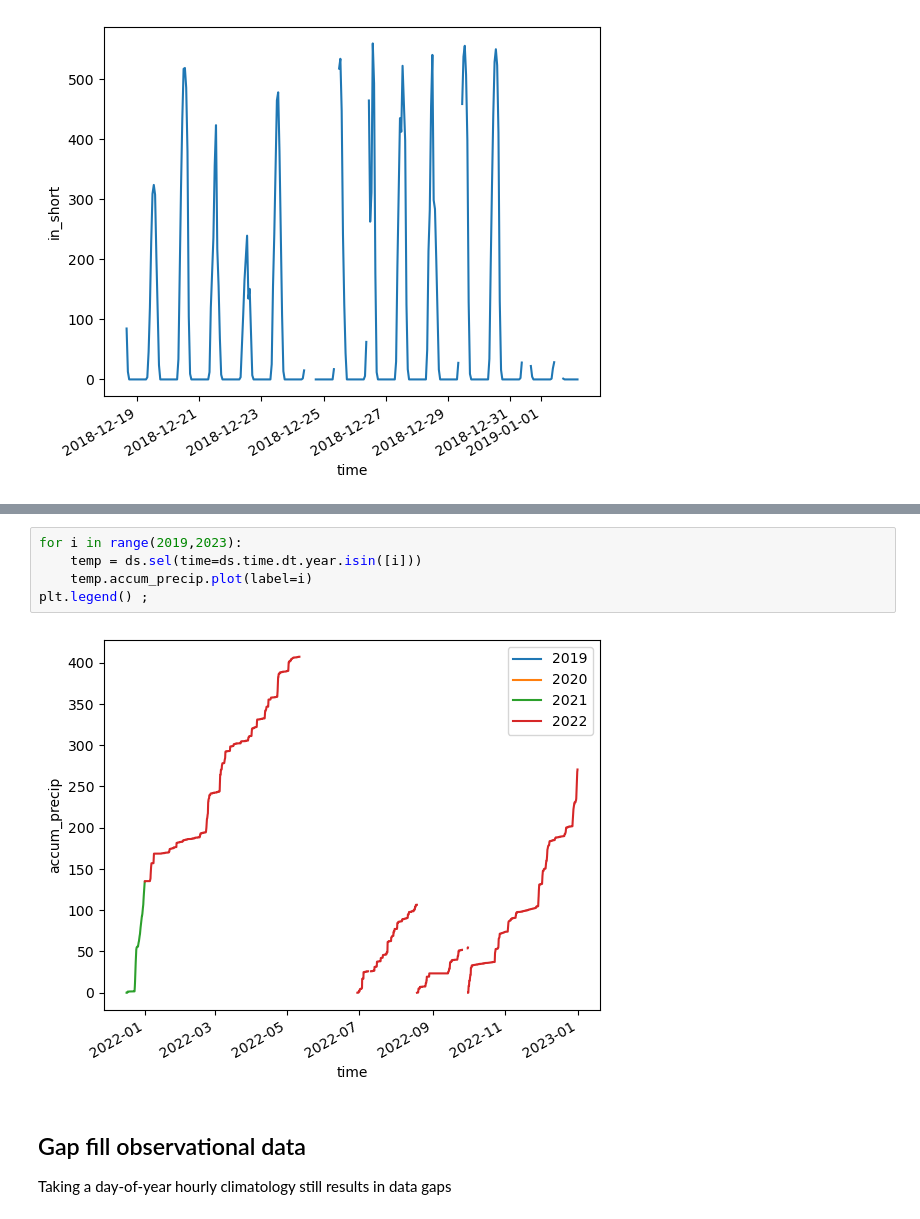
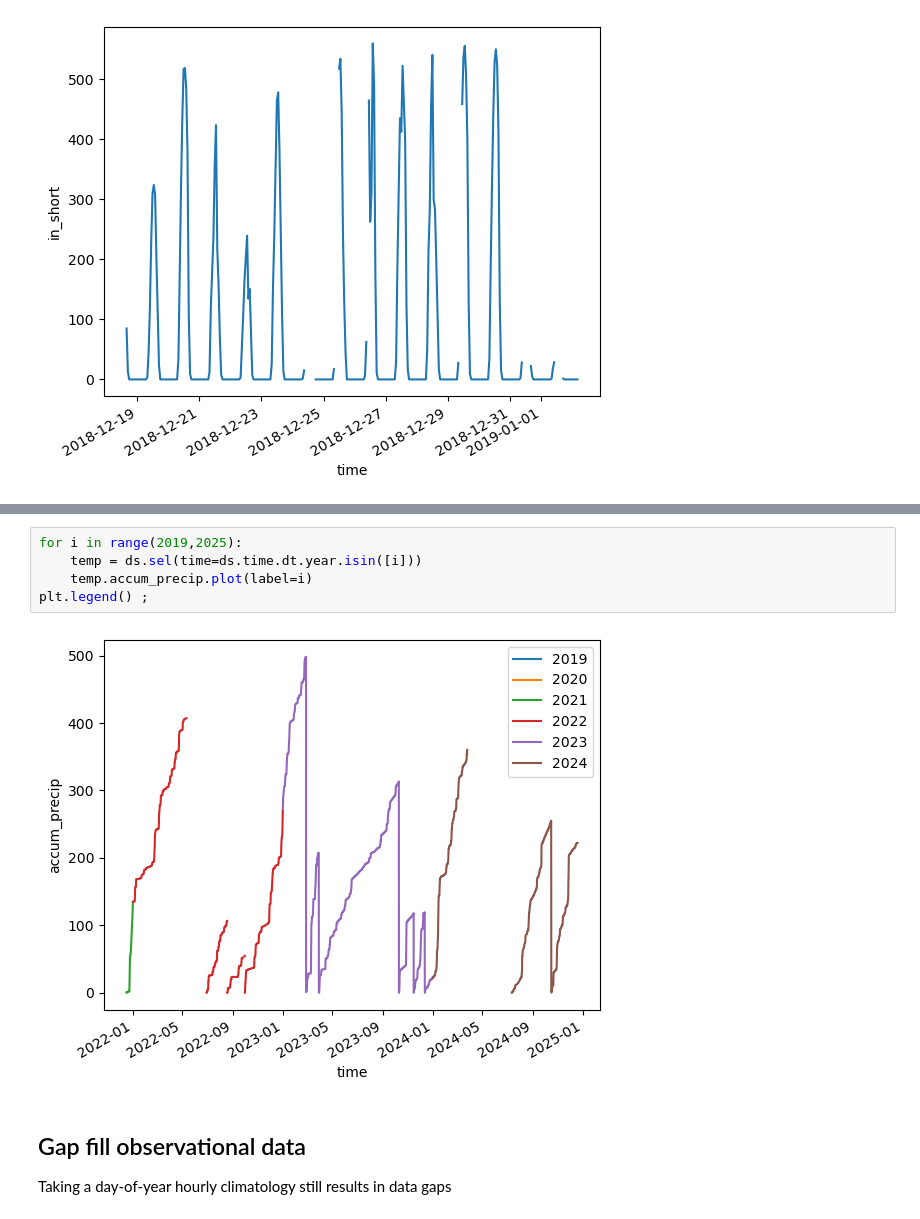
Before and after one commit to wwieder/gothic_ctsm, a Jupyter notebook: notebooks/Gothic_metObs.ipynb, the cells around one changed output, grey strips where cells are left out. Cells and saved outputs as stored; diff of their text form.

```diff
--- a/notebooks/Gothic_metObs.ipynb
+++ b/notebooks/Gothic_metObs.ipynb
@@ -80,10 +80,10 @@ ds.snow_depth.plot()
 # %%
-for i in range(2019,2023):
+for i in range(2019,2025):
     temp = ds.sel(time=ds.time.dt.year.isin([i]))
     temp.accum_precip.plot(label=i)
 plt.legend() ;
 # %% [output]
-[figure, old version]
+[figure, new version]
 # %% [markdown]
 ## Gap fill observational data
 Taking a day-of-year hourly climatology still results in data gaps
```
Also changed, not shown: parts of 28 cells of this notebook, 3 other files.
